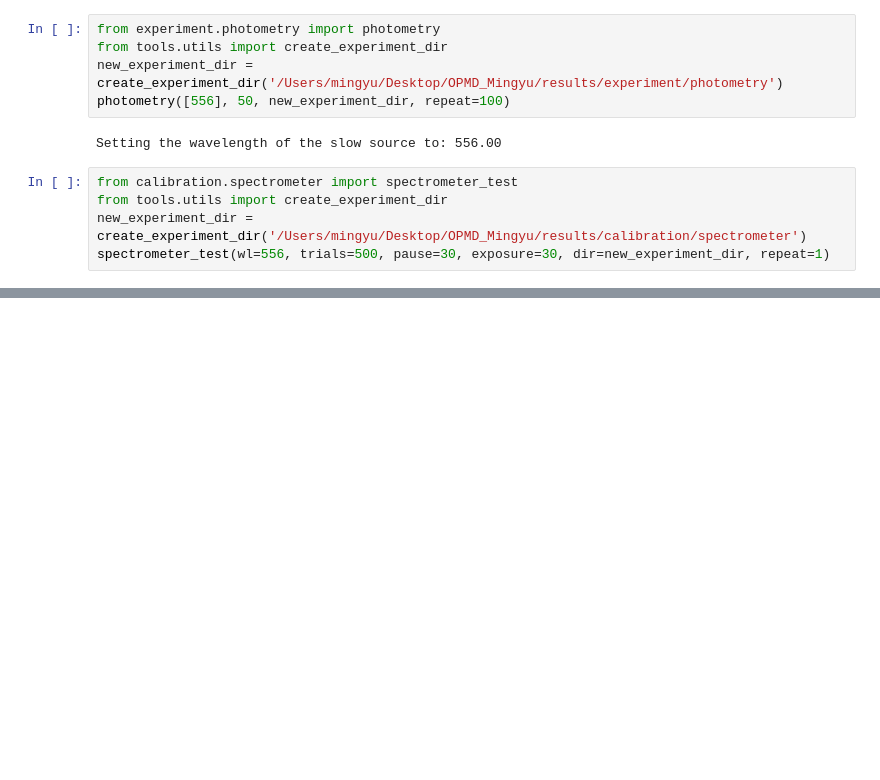
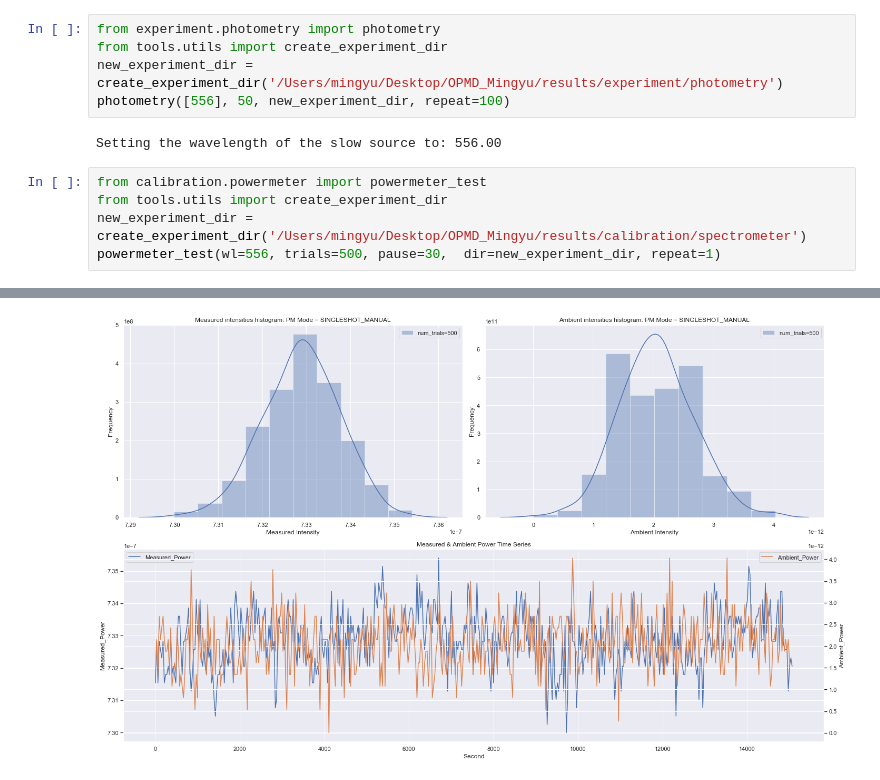
Before and after one commit to JerryLiuMY/OPMD, a Jupyter notebook: src/te.ipynb, the cells around one changed output, grey strips where cells are left out. Saved outputs shown, nothing was run; the diff lists cells and outputs as text; blank space fills up the shorter version.

```diff
--- a/src/te.ipynb
+++ b/src/te.ipynb
@@ -6,9 +6,9 @@ photometry([556], 50, new_experiment_dir, repeat=100)
 # %% [output]
 Setting the wavelength of the slow source to: 556.00
 # %%
-from calibration.spectrometer import spectrometer_test
+from calibration.powermeter import powermeter_test
 from tools.utils import create_experiment_dir
 new_experiment_dir = create_experiment_dir('/Users/mingyu/Desktop/OPMD_Mingyu/results/calibration/spectrometer')
-spectrometer_test(wl=556, trials=500, pause=30, exposure=30, dir=new_experiment_dir, repeat=1)
+powermeter_test(wl=556, trials=500, pause=30,  dir=new_experiment_dir, repeat=1)
 # %% [output]
 Setting the wavelength of the slow source to: 556.00
@@ -30,0 +31 @@ Setting the wavelength of the slow source to: 556.00
+[figure, added]
```
Also changed, not shown: parts of 2 cells of this notebook, 4 other files.
